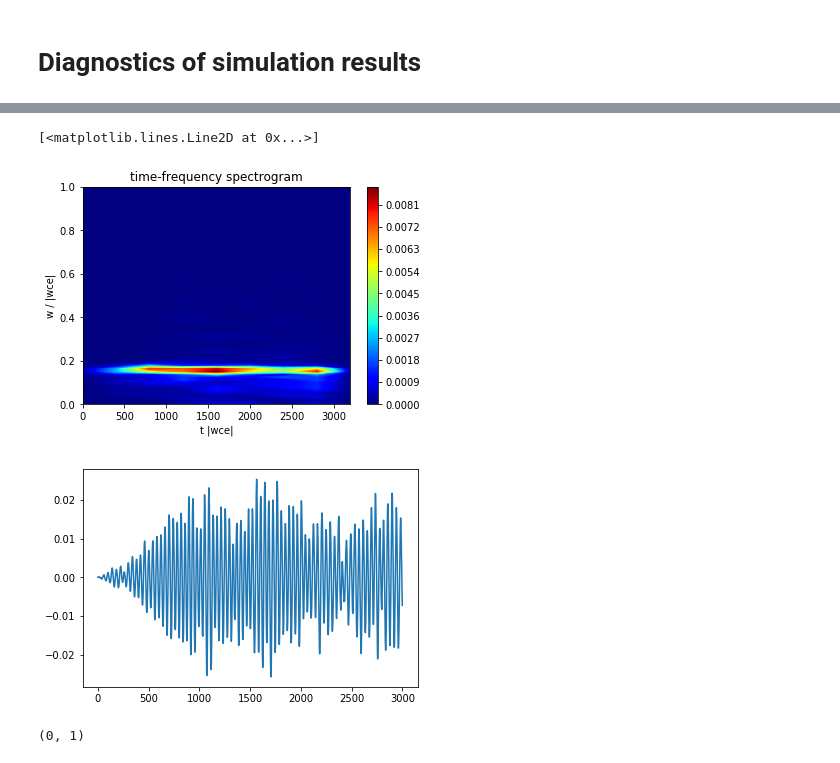
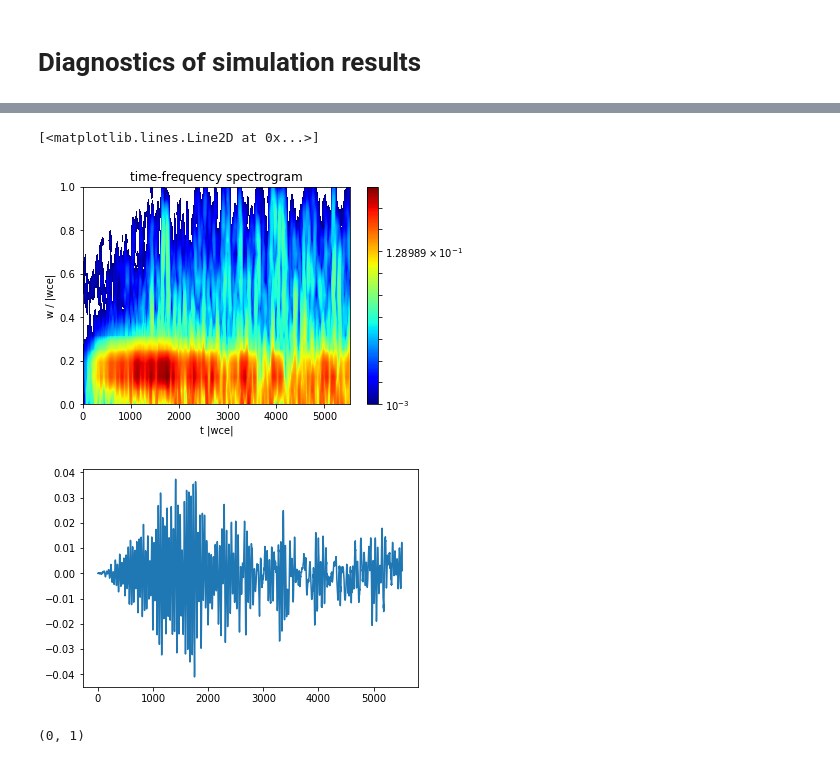
Before and after one commit to ratnania/mhd, a Jupyter notebook: 02_HybridModelling/03_Diagnostics_DF.ipynb, the cells around one changed output, grey strips where cells are left out. Saved outputs shown, nothing was run; the diff lists cells and outputs as text; code cells hidden in the pictures.

```diff
--- a/02_HybridModelling/03_Diagnostics_DF.ipynb
+++ b/02_HybridModelling/03_Diagnostics_DF.ipynb
@@ -9,7 +9,7 @@ import Utilitis_HybridCode as utils
 
 
 # ... import simulation data
-data = np.loadtxt('Results/02_DipoleField/simulation_data_T=3000_L=327.7_xi=8.62e-5_4.txt')
+data = np.loadtxt('Results/01_NoDipoleField/simulation_data_T=200_L=2pi.txt')
 # ...
 # %%
 # ... get simulation parameters
@@ -54,3 +51,5 @@ dt
+# %%
+saving_step = 5
 # %%
 # ... additional parameters
 if bcs_f == 1:
@@ -62,23 +61,15 @@ s = 6
 
 
 
-# ... discretization parameters
-dz = Lz/Nz
-zj = np.linspace(0, Lz, Nz + 1)
-
-Nt = np.int(T/dt)
-tn = np.linspace(0, T, Nt + 1)
-# ...
-
-
-
-
 # ... get simulation data
-
 if bcs_f == 1:
 
     uj = data[1:, 0:s*Nb]
     yhj = data[1:, s*Nb:8*Nb]
+
+    Nt_data = len(uj[:, 0]) - 1
+    dt_data = dt*saving_step
+    tn_data = np.linspace(0, Nt_data*dt_data, Nt_data + 1)
 
     ejx  = uj[:, 0::6]
     ejy  = uj[:, 1::6]
@@ -89,6 +80,11 @@ if bcs_f == 1:
     yhjx = yhj[:, 0::2]
     yhjy = yhj[:, 1::2]
 
+    en_e  = data[1:, -5]
+    en_b  = data[1:, -4]
+    en_jc = data[1:, -3]
+    en_jh = data[1:, -2]
+
 elif bcs_f == 2:
 
 
@@ -96,7 +92,7 @@ elif bcs_f == 2:
     yhj = data[1:, s*Nb:8*Nb]
 
     Nt_data = len(uj[:, 0]) - 1
-    dt_data = dt*10
+    dt_data = dt*saving_step
     tn_data = np.linspace(0, Nt_data*dt_data, Nt_data + 1)
 
     ejx = np.c_[np.zeros(Nt_data + 1), uj[:, 0::6], np.zeros(Nt_data + 1)]
@@ -111,12 +107,13 @@ elif bcs_f == 2:
 # ...
 
 
-
+# ... define fields
 def damp(z):
     return 0*z
 
 def B0(z):
     return 0*z
+# ...
 
 
 # ... create B-spline basis and compute mass matrix
@@ -126,7 +123,6 @@ M = utils.matrixAssembly(basis, weights, quad_points, B0, bcs_f)[0]
 
 
 
-
 # ... solve the dispersion relation for a fixed k to get ocillation frequency and growth rate
 omega = utils.solveDispersionHybrid(k, +1 , c, wce, wpe, wpar, wperp, nuh, 0.5 + 0j, 1e-6, 100)[0]
 omega_r = np.real(omega)
@@ -220,31 +229,31 @@ for i in range(0, Nt_data + 1):
 # %%
 # ... compute time-frequency spectrum
-f, t, Sxx = np.abs(signal.stft(Bx, 1/dt_data, nperseg = 500, noverlap = 100, nfft = None))
+f, t, Sxx = np.abs(signal.stft(Bx, 1/dt_data, nperseg = 100, noverlap = 80, nfft = None))
 om = 2*np.pi*f
-lvls = np.logspace(-15,-3,200)
+lvls = np.logspace(-3,0,200)
 Time, Omega = np.meshgrid(t, om)
 # .
 
 
-plt.contourf(Time, Omega, Sxx, 500, cmap = 'jet')
-#plt.contourf(Time,Omega,Sxx,norm = LogNorm(),levels = lvls, cmap = 'jet')
-#plt.contourf(Time,Omega,Sxx,norm = LogNorm(), cmap = 'jet')
+#plt.contourf(Time, Omega, Sxx/Sxx.max(), 500, cmap = 'jet')
+plt.contourf(Time,Omega,Sxx/Sxx.max(),norm = LogNorm(),levels = lvls, cmap = 'jet')
+#plt.contourf(Time,Omega,Sxx/Sxx.max(),norm = LogNorm(), cmap = 'jet')
 
 #plt.plot(np.linspace(t[0],t[-1],100),np.ones(100)*omega_r*2,'k--')
 plt.xlabel('t |wce|')
 plt.ylabel('w / |wce|')
 plt.ylim((0,1))
 #plt.xlim((1500,2500))
 plt.colorbar()
 plt.title('time-frequency spectrogram')
 
 plt.figure()
 #plt.plot(tn[10000:18000],Bx[10000:18000])
 plt.plot(tn_data, Bx)
 # %% [output]
 [<matplotlib.lines.Line2D at 0x...>]
-[figure, old version]
+[figure, new version]
-[figure, old version]
+[figure, new version]
 # %%
 Nstart = 10000
 Nend = 18000
```
Also changed, not shown: parts of 8 cells of this notebook, 4 other files.
